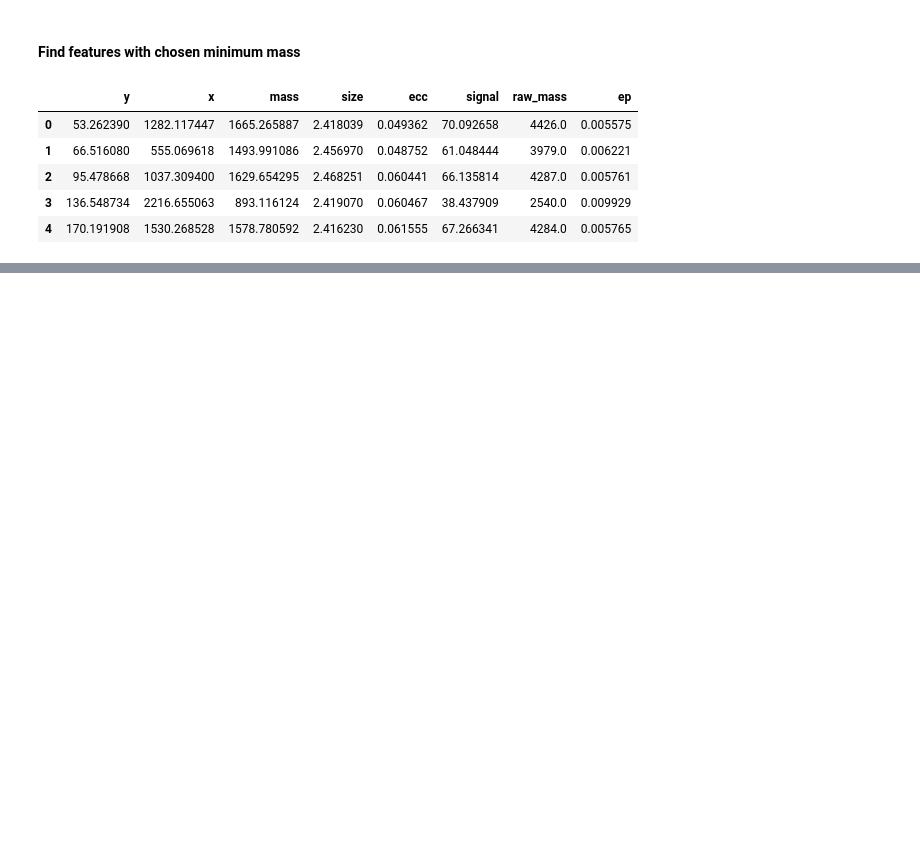
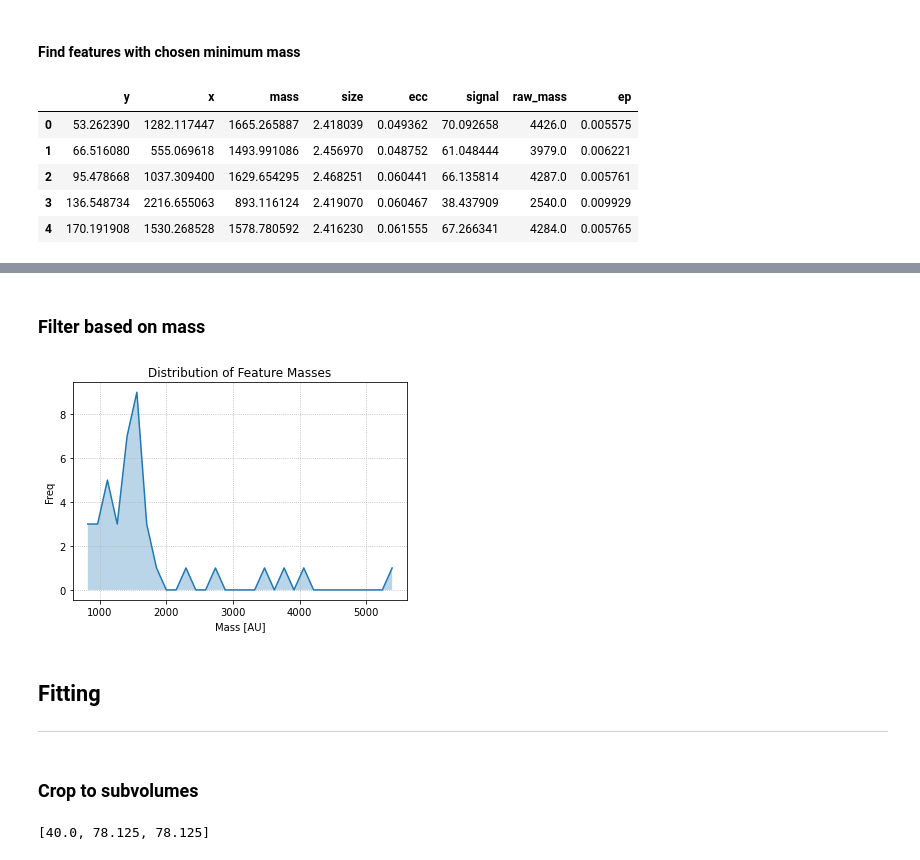
Before and after one commit to hoogenboom-group/PSF-Extractor, a Jupyter notebook: notebooks/demo_v0.ipynb, the cells around one changed output, grey strips where cells are left out. Cells and saved outputs as stored; diff of their text form; code cells hidden in the pictures; blank space fills up the shorter version.

```diff
--- a/notebooks/demo_v0.ipynb
+++ b/notebooks/demo_v0.ipynb
@@ -157,0 +191,8 @@ features.head()
+# %%
+# Set bounding box dimensions [μm]
+dx_nm = 5
+dy_nm = dx_nm
+
+# Convert bounding box dimensions [μm --> px]
+dx = dx_nm / psx * 1e3
+dy = dy_nm / psy * 1e3
@@ -157,0 +267,15 @@ features.head()
+# %% [markdown]
+### Filter based on mass
+# %%
+hist, bins = np.histogram(df_features['mass'], bins=32)
+bins = (bins[1:] + bins[:-1]) / 2
+
+fig, ax = plt.subplots()
+ax.plot(bins, hist)
+ax.fill_between(bins, 0, hist, alpha=0.3)
+ax.grid(ls=':')
+ax.set_xlabel('Mass [AU]')
+ax.set_ylabel('Freq')
+ax.set_title('Distribution of Feature Masses');
+# %% [output]
+[figure, added]
@@ -157,0 +289,21 @@ features.head()
+# %% [markdown]
+## Fitting
+---
+# %% [markdown]
+### Crop to subvolumes
+# %%
+# Set dimensions of subvolume [μm]
+wx_nm = 5
+wy_nm = wx_nm
+wz_nm = 5
+
+# Convert dimensions of subvolume [μm --> px]
+wx = wx_nm / psx * 1e3
+wy = wy_nm / psy * 1e3
+wz = wz_nm / psz * 1e3
+
+# Compile dimensions (z, y, x)
+volume = [wz, wy, wx]
+volume
+# %% [output]
+[40.0, 78.125, 78.125]
```
Also changed, not shown: parts of 20 cells of this notebook.
